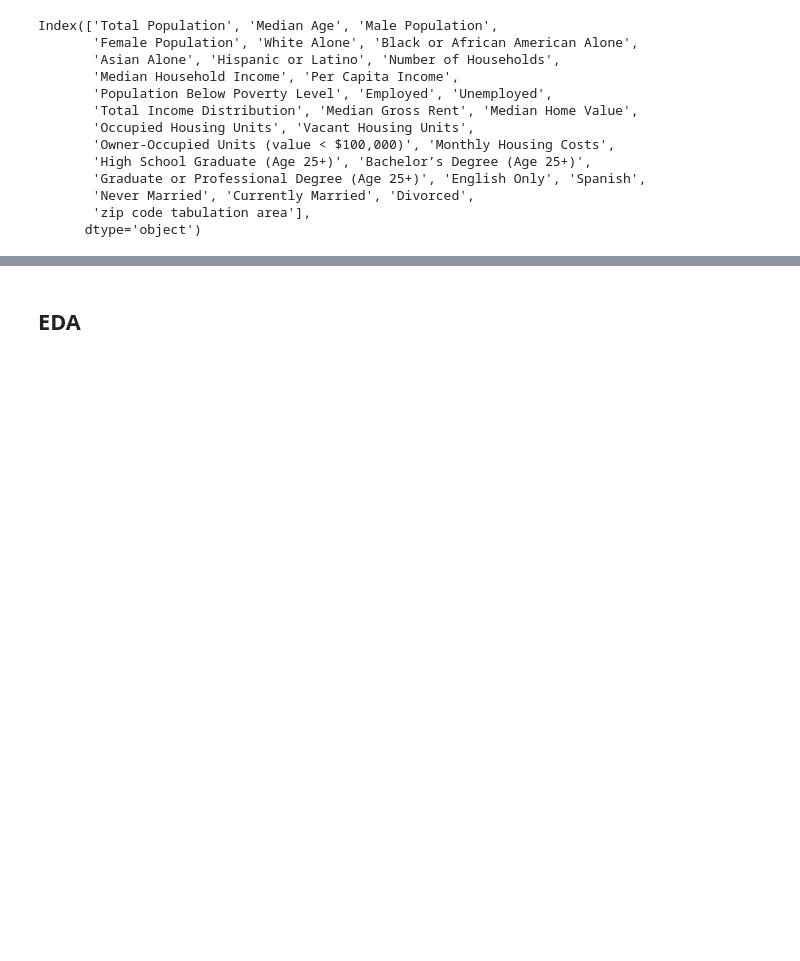
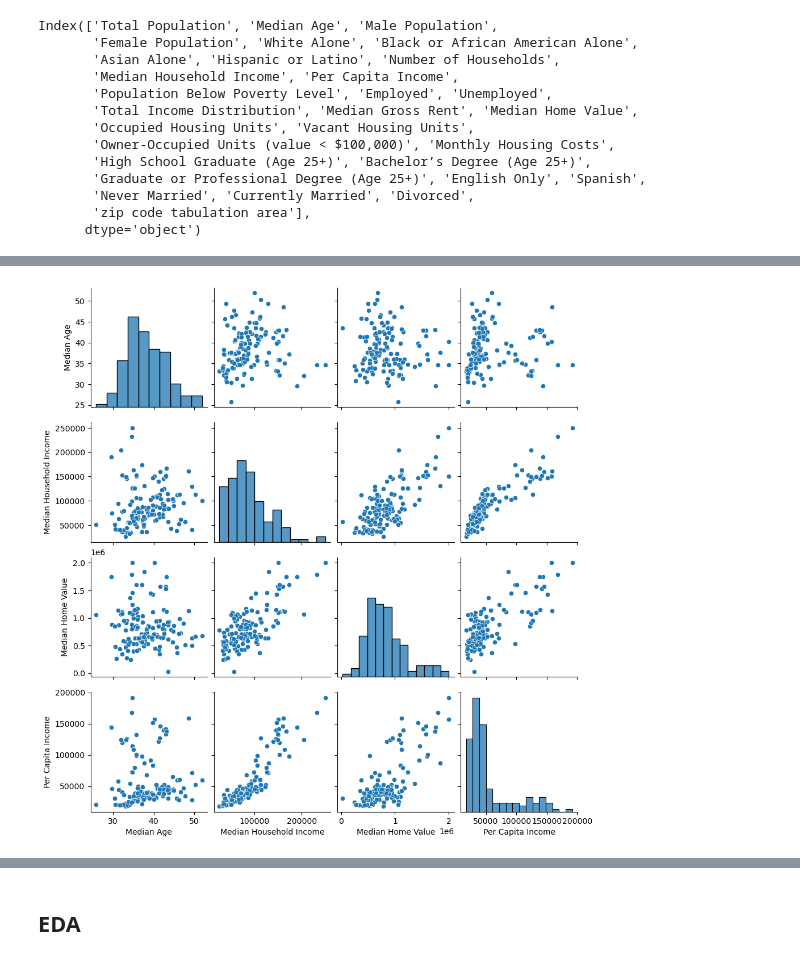
Before and after one commit to abhishekmahajan98/rent-raja, a Jupyter notebook: zip_code_analysis.ipynb, the cells around one changed output, grey strips where cells are left out. Cells and saved outputs as stored; diff of their text form; code cells hidden in the pictures; blank space fills up the shorter version.

```diff
--- a/zip_code_analysis.ipynb
+++ b/zip_code_analysis.ipynb
@@ -53,0 +155,5 @@ Index(['Total Population', 'Median Age', 'Male Population',
+# %%
+sns.pairplot(zip_code_df_cleaned[['Median Age', 'Median Household Income', 'Median Home Value', 'Per Capita Income']])
+plt.show()
+# %% [output]
+[figure, added]
```
Also changed, not shown: parts of 27 cells of this notebook, 1 other file.
